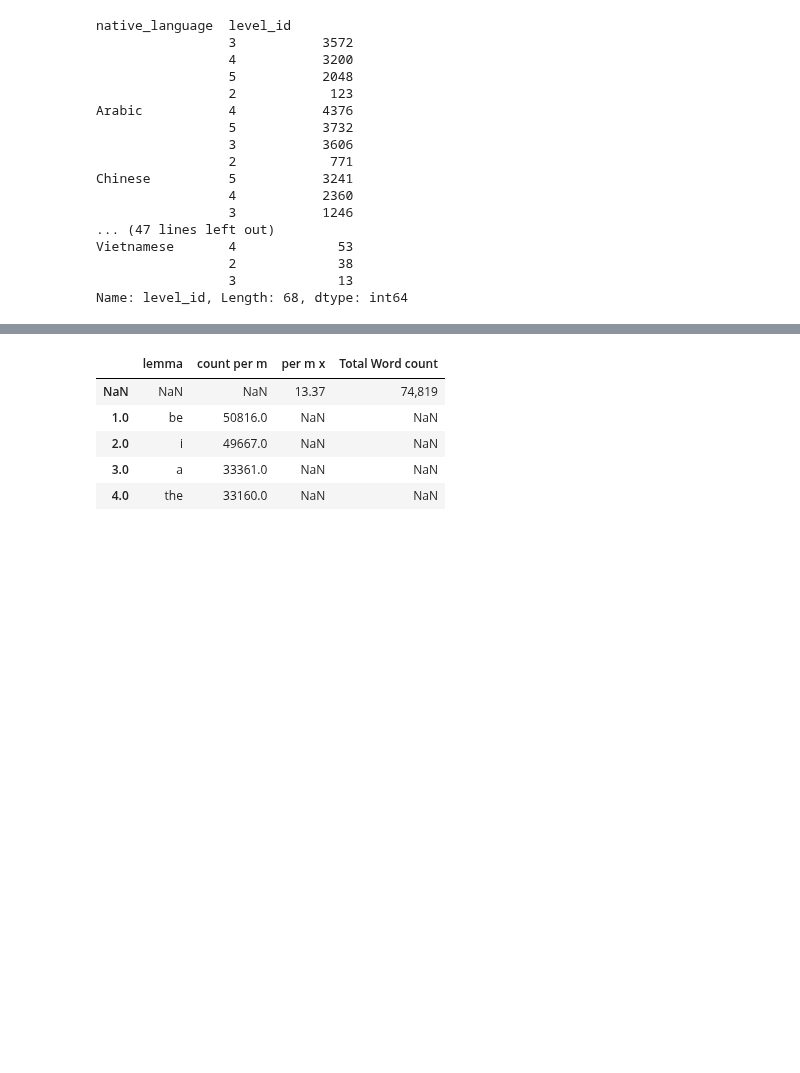
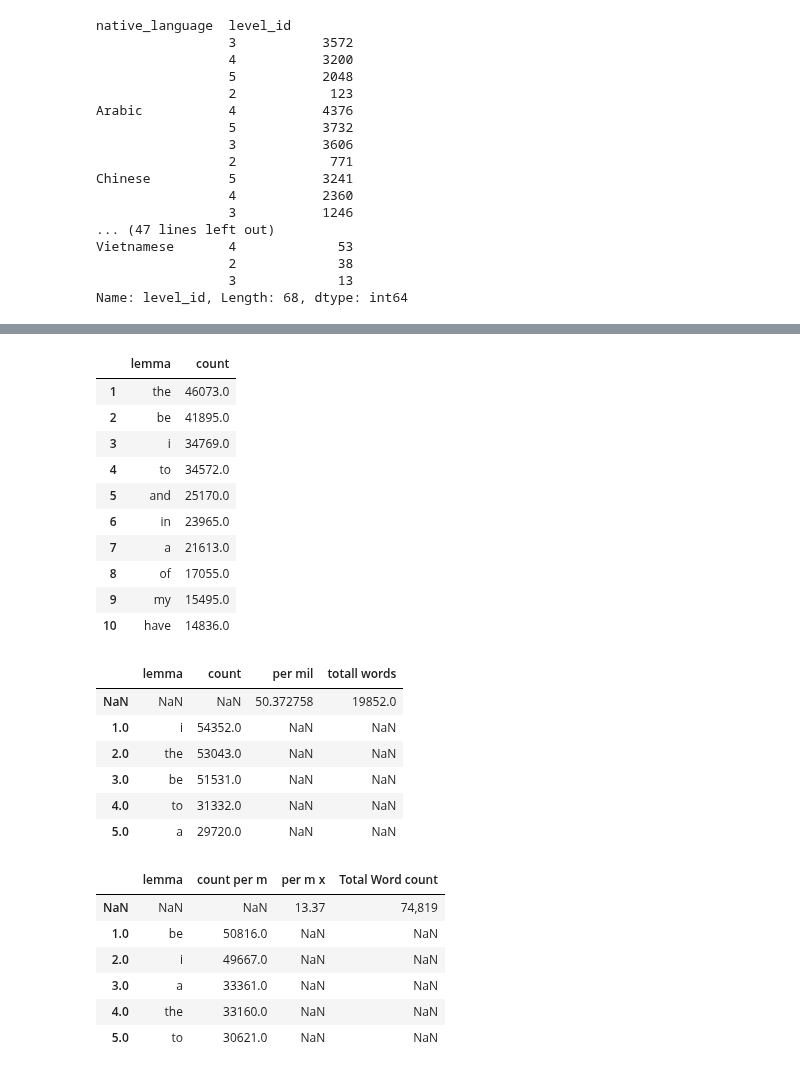
Before and after one commit to Data-Science-for-Linguists-2019/ESL-Article-Acquisition, a Jupyter notebook: exploratory-analysis/PELIC_data.ipynb, the cells around one changed output, grey strips where cells are left out. Cells and saved outputs as stored; diff of their text form; code cells hidden in the pictures; blank space fills up the shorter version.

```diff
--- a/exploratory-analysis/PELIC_data.ipynb
+++ b/exploratory-analysis/PELIC_data.ipynb
@@ -230,12 +225,37 @@ spanish_lemmas.head()
 # %%
-# for comparison...
+arabic_lemmas = pd.read_csv('/Users/elenacimino/Alan-Workspace/FREQ_Lists/Arabic_Level_3_FREQ2000_AAAL.csv',
+                           index_col=[0])
+spanish_lemmas = pd.read_csv('/Users/elenacimino/Alan-Workspace/FREQ_Lists/SPAN_Level3_FREQ2000_Lema.csv',
+                            index_col=[0])
 korean_lemmas = pd.read_csv('/Users/elenacimino/Alan-Workspace/FREQ_Lists/Korean_Level3_FREQ2000_Lem.csv',
                             index_col=[0])
-korean_lemmas.head()
-# %% [output]
-|  | lemma | count per m | per m x | Total Word count |
-| NaN | NaN | NaN | 13.37 | 74,819 |
-| 1.0 | be | 50816.0 | NaN | NaN |
-| 2.0 | i | 49667.0 | NaN | NaN |
-| 3.0 | a | 33361.0 | NaN | NaN |
-| 4.0 | the | 33160.0 | NaN | NaN |
+# %%
+arabic_lemmas.head(10)
+spanish_lemmas.head(6)
+korean_lemmas.head(6)
+# %% [output]
+|  | lemma | count |
+| 1 | the | 46073.0 |
+| 2 | be | 41895.0 |
+| 3 | i | 34769.0 |
+| 4 | to | 34572.0 |
+| 5 | and | 25170.0 |
+| 6 | in | 23965.0 |
+| 7 | a | 21613.0 |
+| 8 | of | 17055.0 |
+| 9 | my | 15495.0 |
+| 10 | have | 14836.0 |
+|  | lemma | count | per mil | totall words |
+| NaN | NaN | NaN | 50.372758 | 19852.0 |
+| 1.0 | i | 54352.0 | NaN | NaN |
+| 2.0 | the | 53043.0 | NaN | NaN |
+| 3.0 | be | 51531.0 | NaN | NaN |
+| 4.0 | to | 31332.0 | NaN | NaN |
+| 5.0 | a | 29720.0 | NaN | NaN |
+|  | lemma | count per m | per m x | Total Word count |
+| NaN | NaN | NaN | 13.37 | 74,819 |
+| 1.0 | be | 50816.0 | NaN | NaN |
+| 2.0 | i | 49667.0 | NaN | NaN |
+| 3.0 | a | 33361.0 | NaN | NaN |
+| 4.0 | the | 33160.0 | NaN | NaN |
+| 5.0 | to | 30621.0 | NaN | NaN |
```
Also changed, not shown: parts of 36 cells of this notebook.
